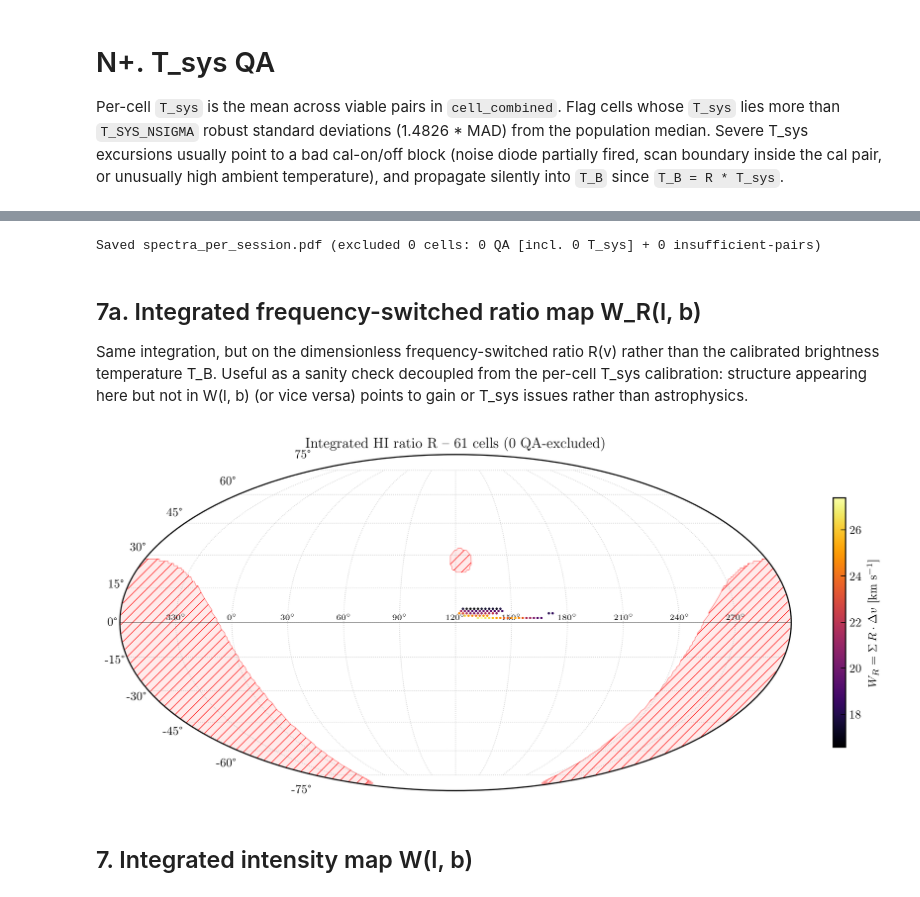
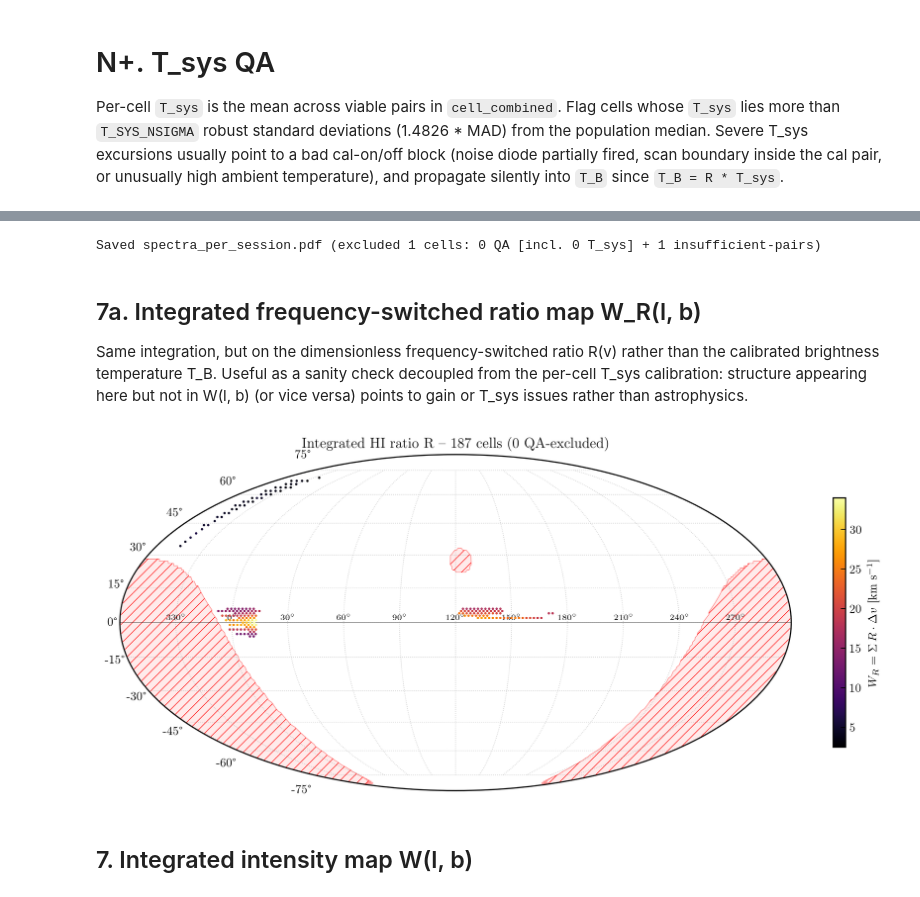
Before and after one commit to raw-asparagus/ay-121, a Jupyter notebook: labs/04/main_scan_load.ipynb, the cells around one changed output, grey strips where cells are left out. Drawn from its saved outputs; the diff is of its cells as text; code cells hidden in the pictures.

```diff
--- a/labs/04/main_scan_load.ipynb
+++ b/labs/04/main_scan_load.ipynb
@@ -88,7 +88,7 @@ PEAK_V_SCALE_FLOOR = 20.0
 BIMODAL_MIN_RATIO = 0.68
 
 # --- Paths / display ---
-DATA_DIR = Path('data/main')
+DATA_DIRS = [Path('data/main'), Path('data/nps')]
 REOBSERVE_PATH = Path('artifacts/main_reobserve.json')
 MOLL_CENTER_L = 120.0
 
@@ -97,24 +97,27 @@ MOLL_CENTER_L = 120.0
 ## 1. Load raw dumps
 # %%
 records = []
-for session_dir in sorted(DATA_DIR.glob('session_*')):
-    for cell_dir in sorted(session_dir.glob('obs_*')) + sorted(session_dir.glob('cal_*')):
-        for p in sorted(cell_dir.glob('*.npz')):
-            with np.load(p, allow_pickle=True) as f:
-                records.append({
-                    'path': p,
-                    'session': session_dir.name,
-                    'target': str(f['target_name']),
-                    'corr00': f['corr00'].astype(float),
-                    'corr11': f['corr11'].astype(float),
-                    'lo_mhz': float(f['lo_freq_mhz']),
-                    'noise_on': bool(f['noise_on']),
-                    'time': float(f['time']),
-                    'alt': float(f['alt_deg']),
-                    'az': float(f['az_deg']),
-                    'ra': float(f['ra_deg']),
-                    'dec': float(f['dec_deg']),
-                })
+for data_dir in DATA_DIRS:
+    survey = data_dir.name  # 'main' or 'nps'
+    for session_dir in sorted(data_dir.glob('session_*')):
+        for cell_dir in sorted(session_dir.glob('obs_*')) + sorted(session_dir.glob('cal_*')):
+            for p in sorted(cell_dir.glob('*.npz')):
+                with np.load(p, allow_pickle=True) as f:
+                    records.append({
+                        'path': p,
+                        'survey': survey,
+                        'session': f'{survey}/{session_dir.name}',
+                        'target': str(f['target_name']),
+                        'corr00': f['corr00'].astype(float),
+                        'corr11': f['corr11'].astype(float),
+                        'lo_mhz': float(f['lo_freq_mhz']),
+                        'noise_on': bool(f['noise_on']),
+                        'time': float(f['time']),
+                        'alt': float(f['alt_deg']),
+                        'az': float(f['az_deg']),
+                        'ra': float(f['ra_deg']),
+                        'dec': float(f['dec_deg']),
+                    })
 
 N = len(records)
 
@@ -642,7 +647,7 @@ Wrote artifacts/main_reobserve.json -- 0 cells
 # Cells the rest of the pipeline does not trust.
 qa_flagged_set = {(c['gl'], c['gb']) for c in neighbor_cells
                   if c['W_flag'] or c['peak_v_flag']}
-qa_flagged_set |= {(c['gl'], c['gb']) for c in tsys_flagged}
+# (T_sys exclusion disabled) qa_flagged_set |= {(c['gl'], c['gb']) for c in tsys_flagged}
 insufficient_set = {(c['l'], c['b']) for c in cells_insufficient_pairs}
 excluded_cells = qa_flagged_set | insufficient_set
 
@@ -693,7 +698,7 @@ print(f'Saved spectra_per_session.pdf '
       f'(excluded {n_excluded} cells: {len(qa_flagged_set)} QA '
       f'[incl. {n_tsys} T_sys] + {len(insufficient_set)} insufficient-pairs)')
 # %% [output]
-Saved spectra_per_session.pdf (excluded 0 cells: 0 QA [incl. 0 T_sys] + 0 insufficient-pairs)
+Saved spectra_per_session.pdf (excluded 1 cells: 0 QA [incl. 0 T_sys] + 1 insufficient-pairs)
 # %% [markdown]
 ## 7a. Integrated frequency-switched ratio map W_R(l, b)
 
@@ -705,31 +710,31 @@ T_sys issues rather than astrophysics.
 # %%
 # QA-flagged cells to exclude (neighbor + T_sys outliers)
 qa_flagged_set = {(c['gl'], c['gb']) for c in neighbor_cells
                   if c['W_flag'] or c['peak_v_flag']}
-qa_flagged_set |= {(c['gl'], c['gb']) for c in tsys_flagged}
+# (T_sys exclusion disabled) qa_flagged_set |= {(c['gl'], c['gb']) for c in tsys_flagged}
 
 # Build arrays from cell_combined, excluding QA-flagged cells
 cell_keys_clean = [k for k in cell_combined if k not in qa_flagged_set]
 gl_arr = np.array([k[0] for k in cell_keys_clean])
 gb_arr = np.array([k[1] for k in cell_keys_clean])
 R_stack = np.array([cell_combined[k]['R'] for k in cell_keys_clean])
 
 # Integrated frequency-switched ratio: W_R = sum(R) * dv
 W_R = np.nansum(R_stack, axis=1) * dv_kms
 
 valid_R = np.isfinite(W_R)
 
 fig, ax = plot_survey_mollweide(
     gl_arr[valid_R], gb_arr[valid_R], W_R[valid_R],
     center_l=MOLL_CENTER_L,
     cbar_label=r'$W_R = \Sigma\, R \cdot \Delta v$ [km s$^{-1}$]',
     cmap='inferno',
     marker_size=SS_MICRO,
     title=f'Integrated HI ratio R -- {valid_R.sum()} cells ({len(qa_flagged_set)} QA-excluded)',
 )
 plt.show()
 # %% [output]
-[figure, old version]
+[figure, new version]
 # %% [markdown]
 ## 7. Integrated intensity map W(l, b)
 # %%
```
Also changed, not shown: parts of 10 cells of this notebook, 6 other files.
